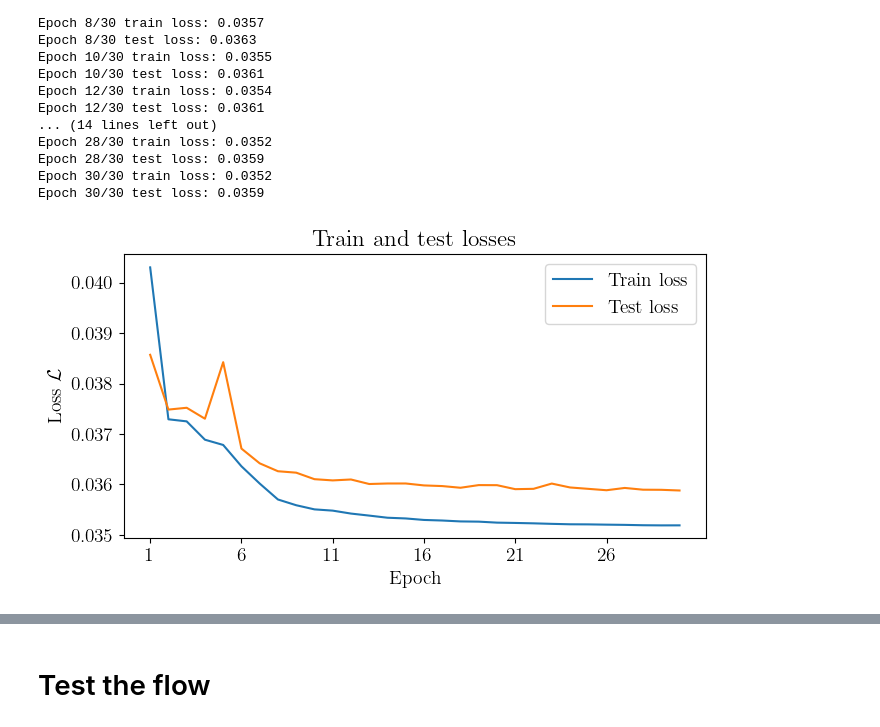
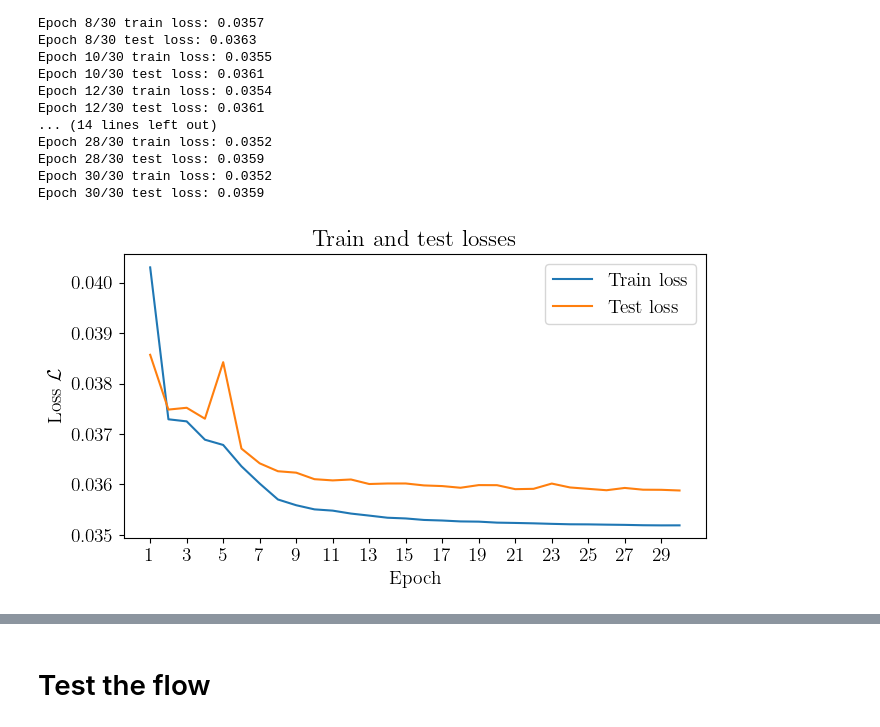
Before and after one commit to danielzahnd/master-thesis, a Jupyter notebook: code/nf-moons-example/nf-moons-example.ipynb, the cells around one changed output, grey strips where cells are left out. Drawn from its saved outputs; the diff is of its cells as text; code cells hidden in the pictures.

```diff
--- a/code/nf-moons-example/nf-moons-example.ipynb
+++ b/code/nf-moons-example/nf-moons-example.ipynb
@@ -320,17 +320,17 @@ Epoch 30/30 test loss: 0.0359
 # %%
 # Print train and test losses
 plt.figure(figsize=(7,4))
 plt.title('Train and test losses')
 plt.xlabel('Epoch')
 plt.ylabel('Loss $\\mathcal{L}$')
 x_ticks = np.array(epochs) + 1
-ticks_param = int(len(epochs)/int(settings.num_epochs/5))
+ticks_param = int(len(epochs)/int(settings.num_epochs/2))
 selected_ticks = np.array(epochs)[::ticks_param]
 plt.xticks(selected_ticks, x_ticks[selected_ticks])
 plt.plot(np.array(epochs), train_losses, label='Train loss')
 plt.plot(np.array(epochs), test_losses, label='Test loss')
 plt.legend(loc='best')
 plt.tight_layout()
 plt.savefig('nf-moons-example-loss.pdf')
 # %% [output]
-[figure, old version]
+[figure, new version]
```
Also changed, not shown: parts of 3 cells of this notebook, 9 other files.
